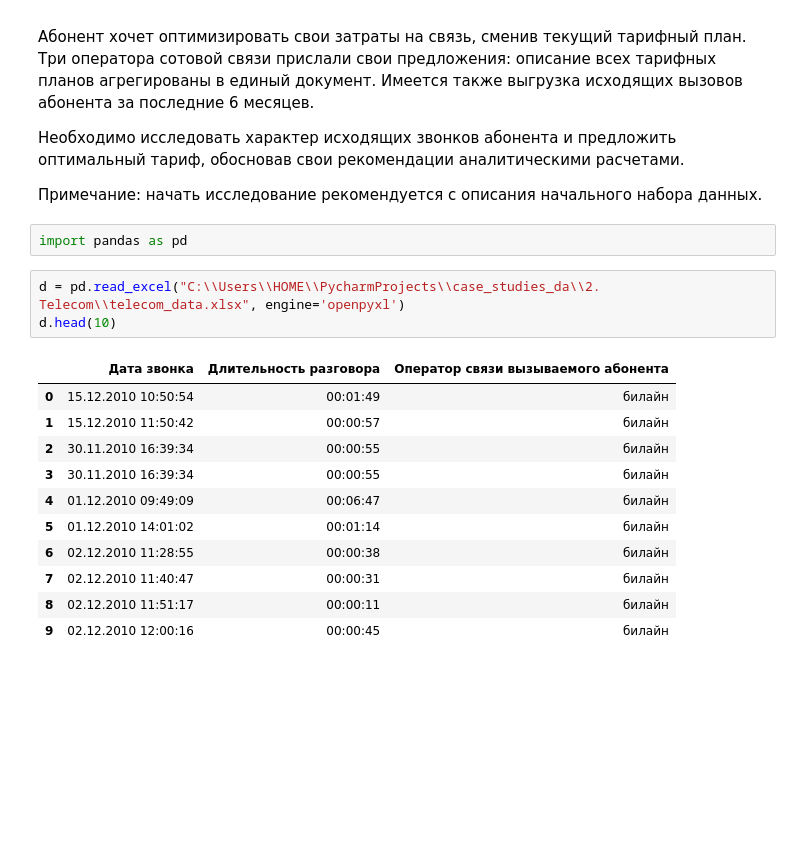
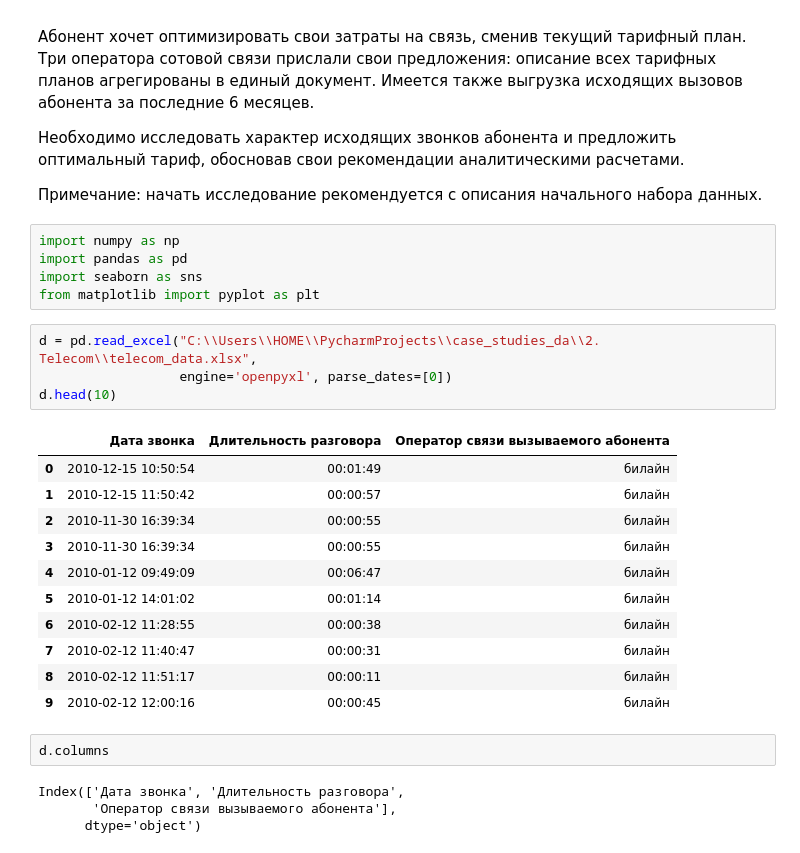
Before and after one commit to ybezginova2016/case_studies_da, a Jupyter notebook: 2. Telecom/main_2_Telecom.ipynb, the cells around one changed output. Cells and saved outputs as stored; diff of their text form; blank space fills up the shorter version.

Commit message:
Case 2 Submitted

```diff
--- a/2. Telecom/main_2_Telecom.ipynb
+++ b/2. Telecom/main_2_Telecom.ipynb
@@ -6,20 +7,30 @@
 Необходимо исследовать характер исходящих звонков абонента и предложить оптимальный тариф, обосновав свои рекомендации аналитическими расчетами.
 
 Примечание: начать исследование рекомендуется с описания начального набора данных.
-# %%
-import pandas as pd
+# %%
+import numpy as np
+import pandas as pd
+import seaborn as sns
+from matplotlib import pyplot as plt
 # %%
-d = pd.read_excel("C:\\Users\\HOME\\PycharmProjects\\case_studies_da\\2. Telecom\\telecom_data.xlsx", engine='openpyxl')
+d = pd.read_excel("C:\\Users\\HOME\\PycharmProjects\\case_studies_da\\2. Telecom\\telecom_data.xlsx",
+                  engine='openpyxl', parse_dates=[0])
 d.head(10)
 # %% [output]
 |  | Дата звонка | Длительность разговора | Оператор связи вызываемого абонента |
-| 0 | 15.12.2010 10:50:54 | 00:01:49 | билайн |
-| 1 | 15.12.2010 11:50:42 | 00:00:57 | билайн |
-| 2 | 30.11.2010 16:39:34 | 00:00:55 | билайн |
-| 3 | 30.11.2010 16:39:34 | 00:00:55 | билайн |
-| 4 | 01.12.2010 09:49:09 | 00:06:47 | билайн |
-| 5 | 01.12.2010 14:01:02 | 00:01:14 | билайн |
-| 6 | 02.12.2010 11:28:55 | 00:00:38 | билайн |
-| 7 | 02.12.2010 11:40:47 | 00:00:31 | билайн |
-| 8 | 02.12.2010 11:51:17 | 00:00:11 | билайн |
-| 9 | 02.12.2010 12:00:16 | 00:00:45 | билайн |
+| 0 | 2010-12-15 10:50:54 | 00:01:49 | билайн |
+| 1 | 2010-12-15 11:50:42 | 00:00:57 | билайн |
+| 2 | 2010-11-30 16:39:34 | 00:00:55 | билайн |
+| 3 | 2010-11-30 16:39:34 | 00:00:55 | билайн |
+| 4 | 2010-01-12 09:49:09 | 00:06:47 | билайн |
+| 5 | 2010-01-12 14:01:02 | 00:01:14 | билайн |
+| 6 | 2010-02-12 11:28:55 | 00:00:38 | билайн |
+| 7 | 2010-02-12 11:40:47 | 00:00:31 | билайн |
+| 8 | 2010-02-12 11:51:17 | 00:00:11 | билайн |
+| 9 | 2010-02-12 12:00:16 | 00:00:45 | билайн |
+# %%
+d.columns
+# %% [output]
+Index(['Дата звонка', 'Длительность разговора',
+       'Оператор связи вызываемого абонента'],
+      dtype='object')
```
Also changed, not shown: parts of 30 cells of this notebook, 1 other file.
